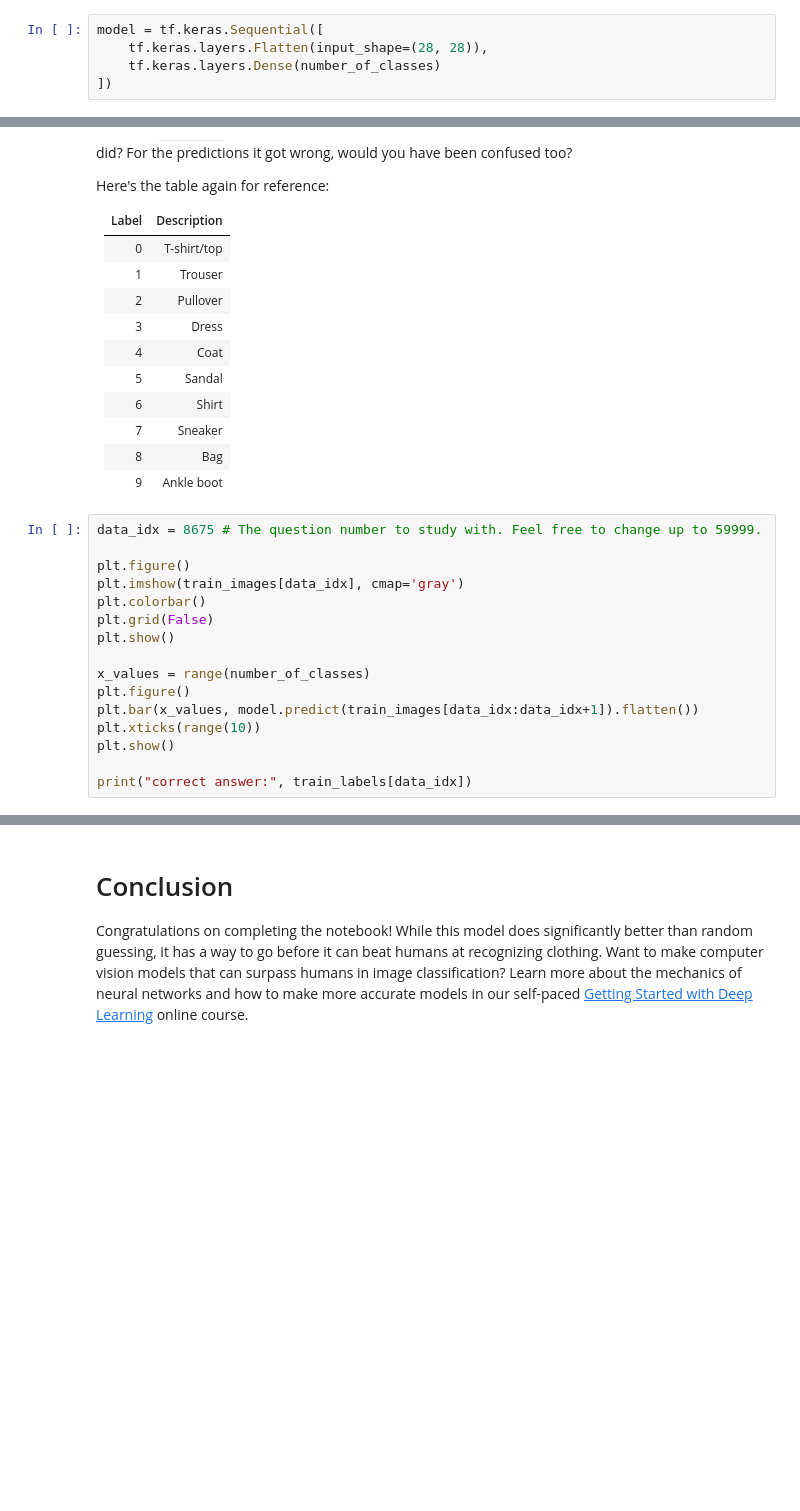
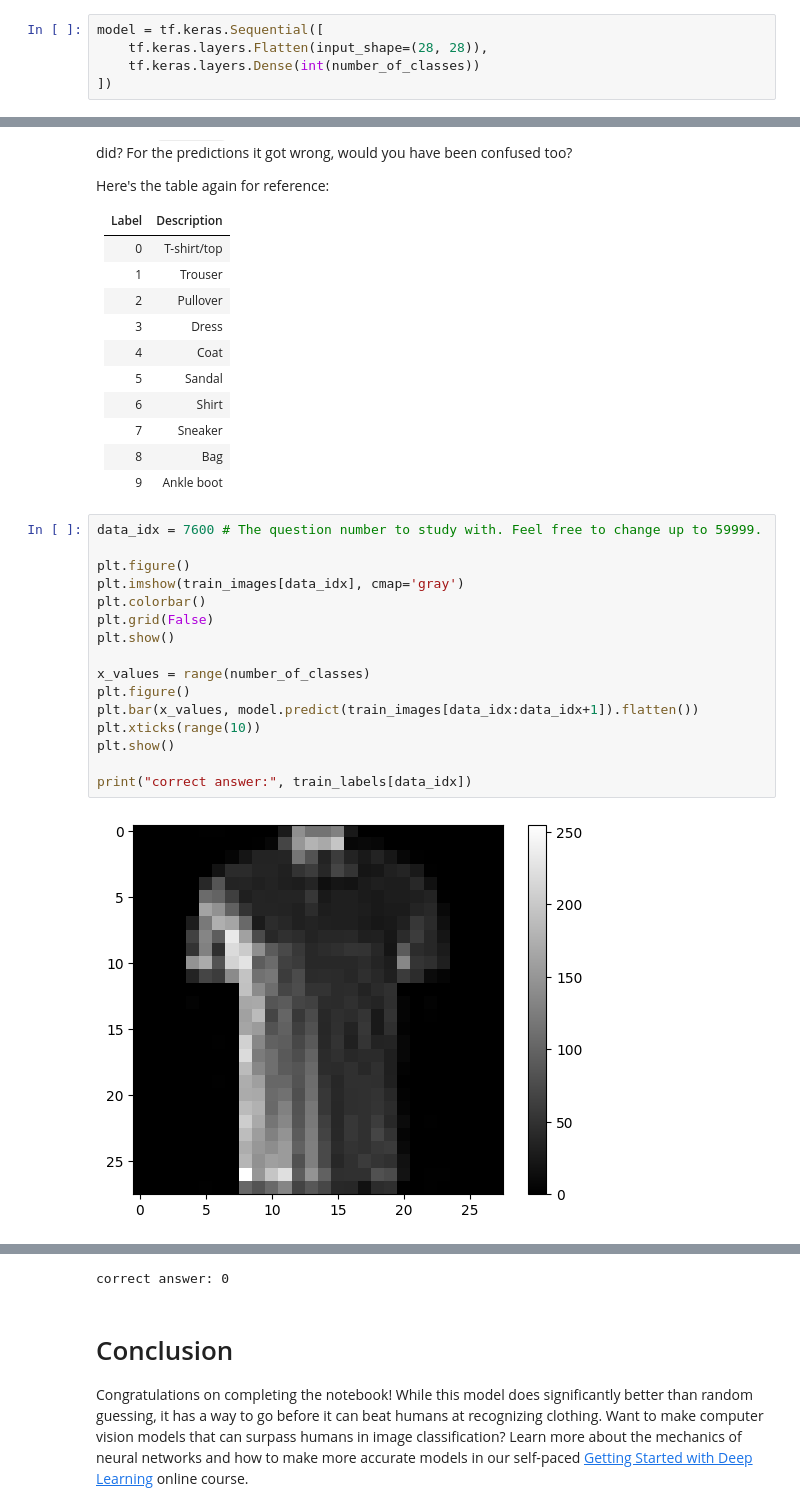
Before and after one commit to bittersteel/learning, a Jupyter notebook: building-a-brain/BuildingABrain.ipynb, the cells around one changed output, grey strips where cells are left out. Saved outputs shown, nothing was run; the diff lists cells and outputs as text; blank space fills up the shorter version.

```diff
--- a/building-a-brain/BuildingABrain.ipynb
+++ b/building-a-brain/BuildingABrain.ipynb
@@ -173,7 +175,7 @@ number_of_classes
 # %%
 model = tf.keras.Sequential([
     tf.keras.layers.Flatten(input_shape=(28, 28)),
-    tf.keras.layers.Dense(number_of_classes)
+    tf.keras.layers.Dense(int(number_of_classes))
 ])
 # %% [markdown]
 ### Verifying the model
@@ -269,18 +317,20 @@ Here's the table again for reference:
 | 8 | Bag |
 | 9 | Ankle boot |
 # %%
-data_idx = 8675 # The question number to study with. Feel free to change up to 59999.
+data_idx = 7600 # The question number to study with. Feel free to change up to 59999.
 
 plt.figure()
 plt.imshow(train_images[data_idx], cmap='gray')
 plt.colorbar()
 plt.grid(False)
 plt.show()
 
 x_values = range(number_of_classes)
 plt.figure()
 plt.bar(x_values, model.predict(train_images[data_idx:data_idx+1]).flatten())
 plt.xticks(range(10))
 plt.show()
 
 print("correct answer:", train_labels[data_idx])
+# %% [output]
+[figure, added]
@@ -287,3 +339,4 @@ print("correct answer:", train_labels[data_idx])
+correct answer: 0
 # %% [markdown]
 # Conclusion
 
```
Also changed, not shown: parts of 7 cells of this notebook.
